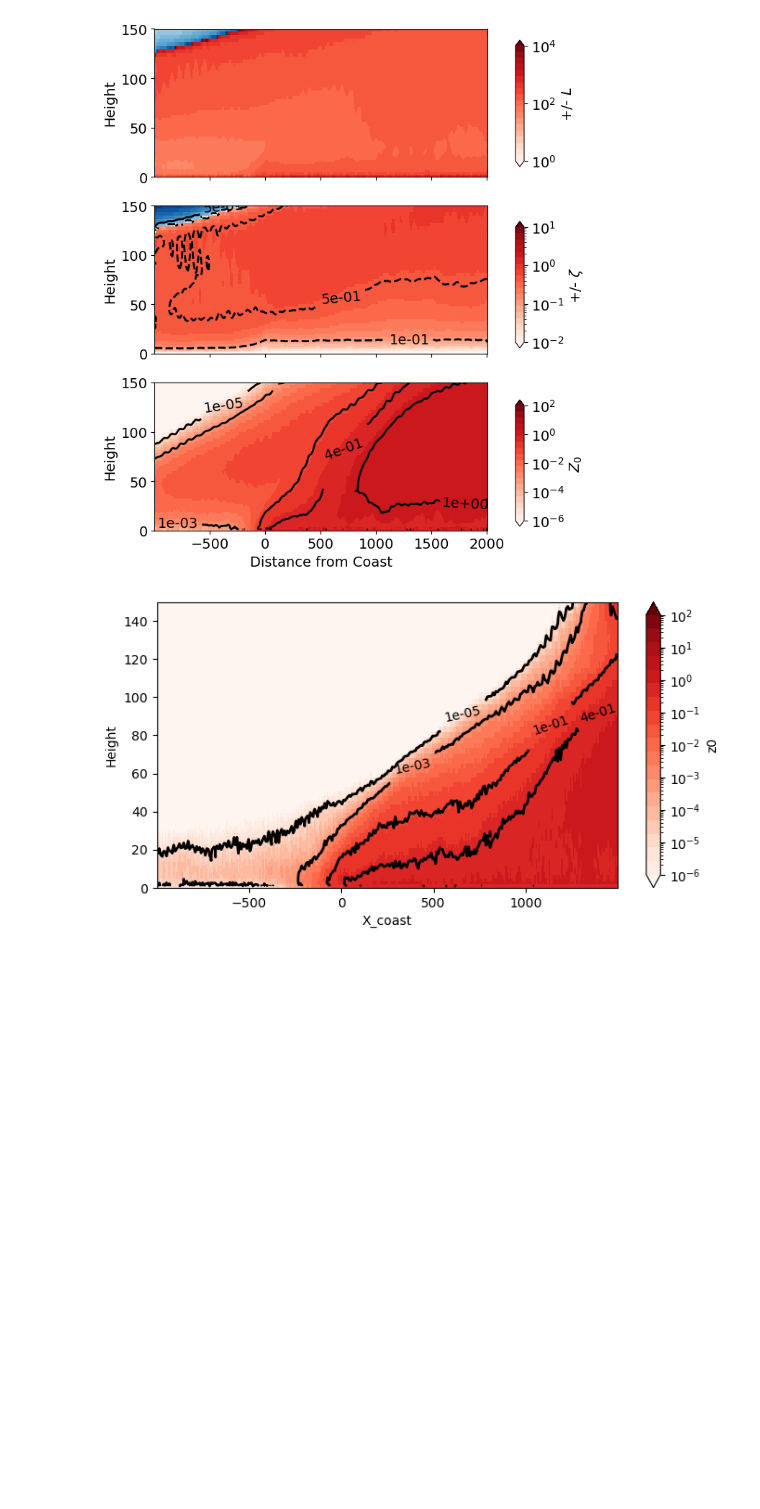
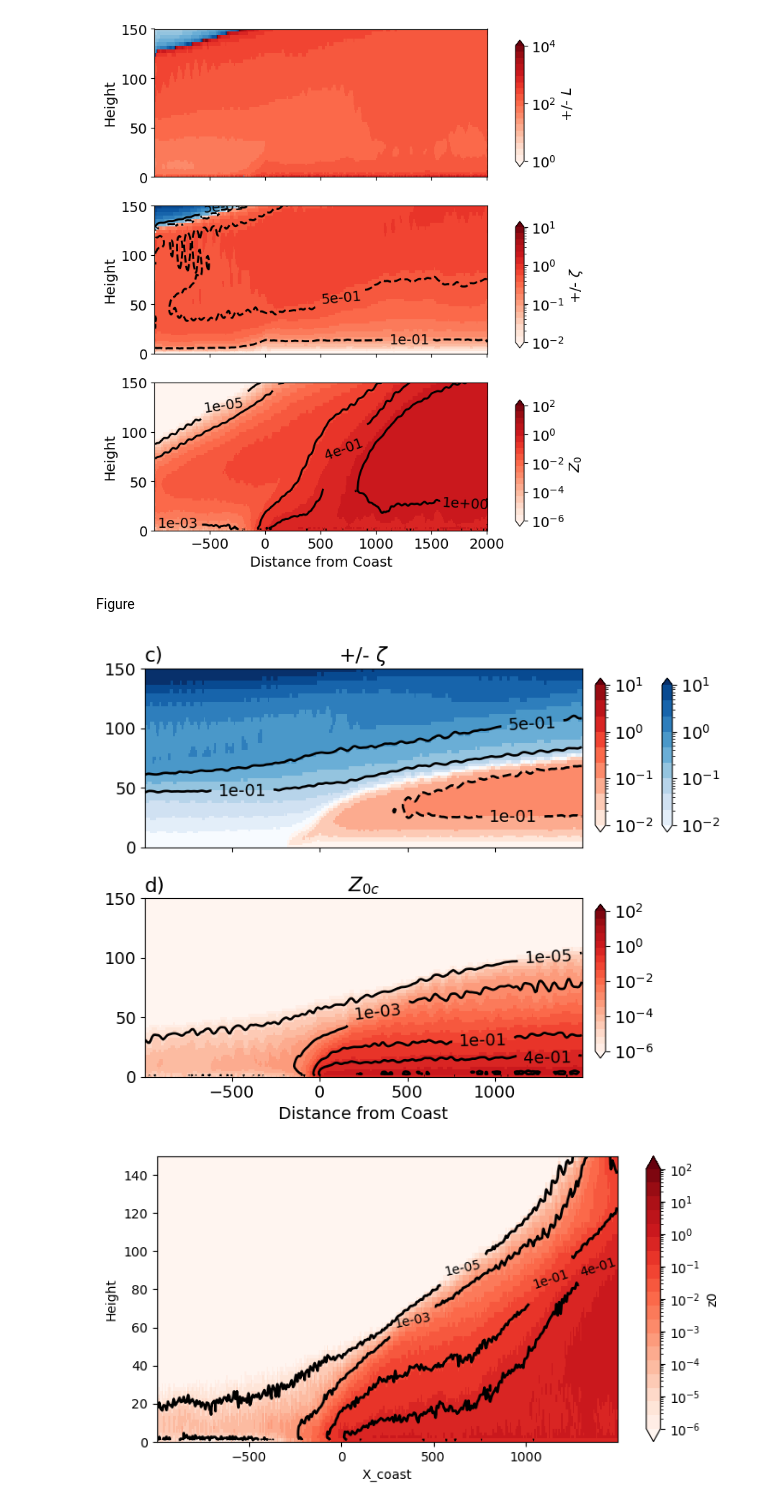
Before and after one commit to jameshlywiak/ABL-surface-layer, a Jupyter notebook: umn_LES.ipynb, the cells around one changed output. Saved outputs shown, nothing was run; the diff lists cells and outputs as text; code cells hidden in the pictures; blank space fills up the shorter version.

```diff
--- a/umn_LES.ipynb
+++ b/umn_LES.ipynb
@@ -378,6 +384,61 @@ if saveplt == 1:
     fig.savefig(f'LES_zL_z0.png_{save_str}.pdf', bbox_inches='tight')
 # %% [output]
 [figure]
+# %% [markdown]
+Figure
+# %%
+saveplt = 1
+
+fig, ax = plt.subplots(2,1, figsize=(6,6), sharex=True, sharey=True)
+ax = ax.flatten()
+
+p1=(-1*ds.zL.where(ds.zL<=0)).plot(ax=ax[0], x='X_coast', y='Height', cmap='Reds',extend='both',
+                            levels=np.logspace(0.01, 10, 10), norm=LogNorm(vmin=0.01, vmax=10), add_colorbar=False)
+                            #cbar_kwargs={'label': r'(-) $\zeta$'})
+p11=ds.zL.where(ds.zL>=0).plot(ax=ax[0], x='X_coast', y='Height', cmap='Blues',extend='both',
+                            levels=np.logspace(0.01, 10, 10), norm=LogNorm(vmin=0.01, vmax=10), add_colorbar=False)
+                            #cbar_kwargs={'label': r'(+) $\zeta$'})
+c1=(-1*ds.zL.where(ds.zL<=0)).plot.contour(ax=ax[0], x='X_coast', y='Height',
+                                           levels=[1e-1, 5e-1, 1, 1e1], linewidths=2, colors='k', linestyles='--')
+c2=ds.zL.where(ds.zL>=0).plot.contour(ax=ax[0], x='X_coast', y='Height',
+                                      levels=[1e-1, 5e-1], linewidths=2, colors='k')
+
+p2=ds.z0.where(ds.z0<10000).plot(ax=ax[1], x='X_coast', y='Height', cmap='Reds',extend='both',
+                              levels=np.logspace(1e-6, 100, 20), norm=LogNorm(vmin=1e-6, vmax=100), add_colorbar=False)
+c3=ds.z0.where(ds.z0<10000).plot.contour(ax=ax[1], x='X_coast', y='Height',
+                                         levels=[1e-5, 1e-3, 1e-1, 0.42, 1], linewidths=2, colors='k')
+
+plt.clabel(c1, inline=True, fmt='%.e')
+plt.clabel(c2, inline=True, fmt='%.e')
+plt.clabel(c3, inline=True, fmt='%.e')
+
+for n,axis in enumerate(ax):
+    axis.set_ylim([0, 150])
+    axis.set_xlabel('')
+    if 'conv' in save_str:
+        axis.set_title(alph[n], loc='left')
+        axis.set_ylabel('Height [m]')
+    else:
+        axis.set_title(alph[n+2], loc='left')
+        axis.set_ylabel('')
+
+ax[0].set_title(r'+/- $\zeta$', loc='center')
+ax[1].set_title(r'$Z_{0c}$', loc='center')
+ax[-1].set_xlabel('Distance from Coast')
+fig.tight_layout()
+
+cax1 = fig.add_axes([0.99, 0.6, 0.02, 0.3])
+cax11 = fig.add_axes([1.12, 0.6, 0.02, 0.3])
+cax2 = fig.add_axes([0.99, 0.16, 0.02, 0.3])
+fig.colorbar(p1, cax1, label='')
+fig.colorbar(p11, cax11, label='')
+fig.colorbar(p2, cax2, label='')
+
+if saveplt == 1:
+    fig.savefig(f'figures/LES_zL_z0_{save_str}.png', bbox_inches='tight', dpi=200)
+    fig.savefig(f'figures/LES_zL_z0_{save_str}.pdf', bbox_inches='tight')
+# %% [output]
+[figure, added]
 # %%
 saveplt = 0
 
```
Also changed, not shown: parts of 7 cells of this notebook, 2 other files.
